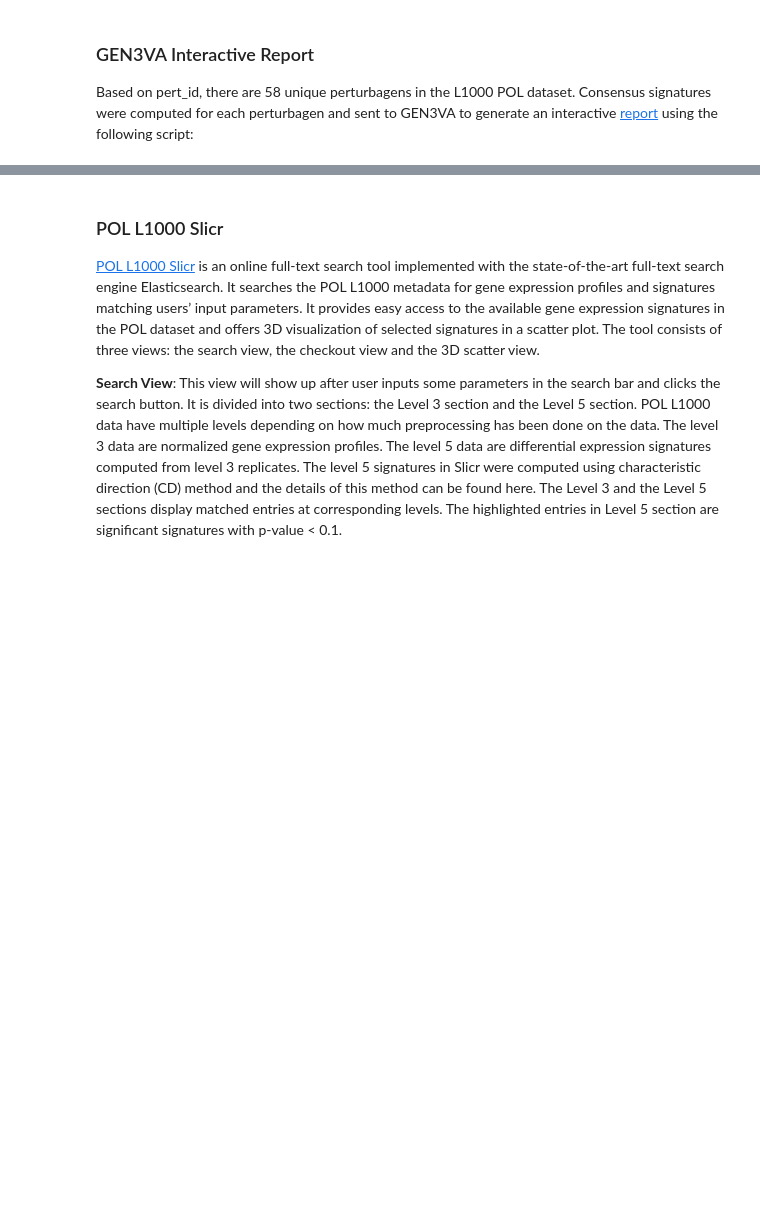
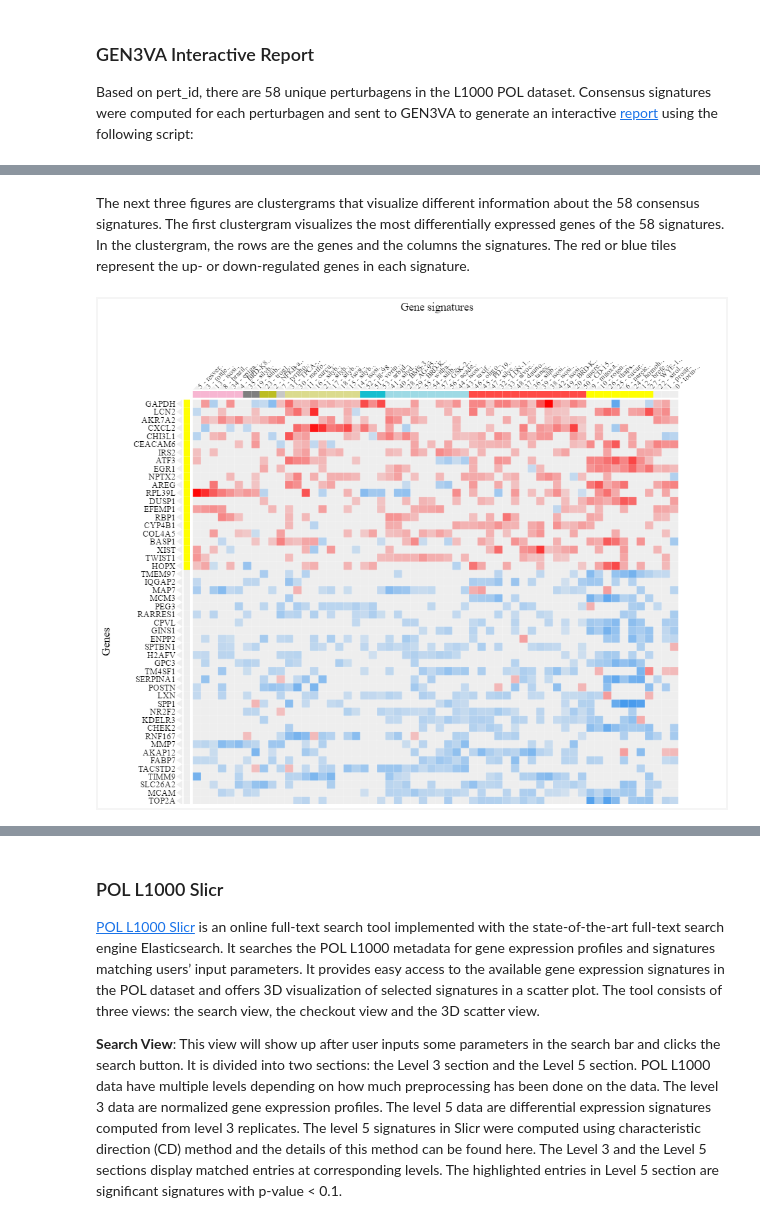
Before and after one commit to MaayanLab/L1000-POL, a Jupyter notebook: L1000 POL analysis.ipynb, the cells around one changed output, grey strips where cells are left out. Saved outputs shown, nothing was run; the diff lists cells and outputs as text; code cells hidden in the pictures; blank space fills up the shorter version.

```diff
--- a/L1000 POL analysis.ipynb
+++ b/L1000 POL analysis.ipynb
@@ -296,0 +303,6 @@ for pert_id in pert_ids:
+# %% [markdown]
+The next three figures are clustergrams that visualize different information about the 58 consensus signatures. The first clustergram visualizes the most differentially expressed genes of the 58 signatures. In the clustergram, the rows are the genes and the columns the signatures. The red or blue tiles represent the up- or down-regulated genes in each signature.
+# %%
+Image('img/DEG.png', width='800')
+# %% [output]
+[figure, added]
```
Also changed, not shown: parts of 6 cells of this notebook, 5 other files.
